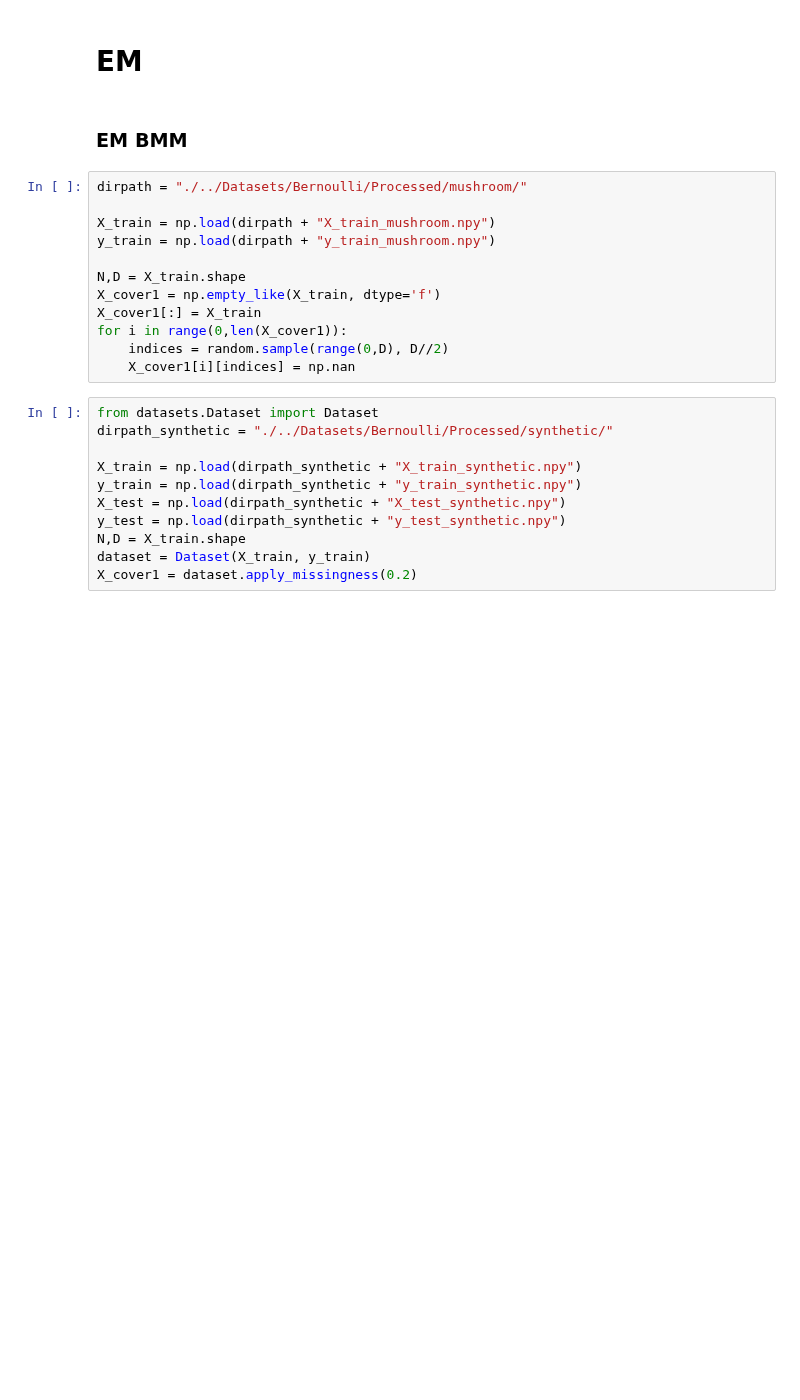
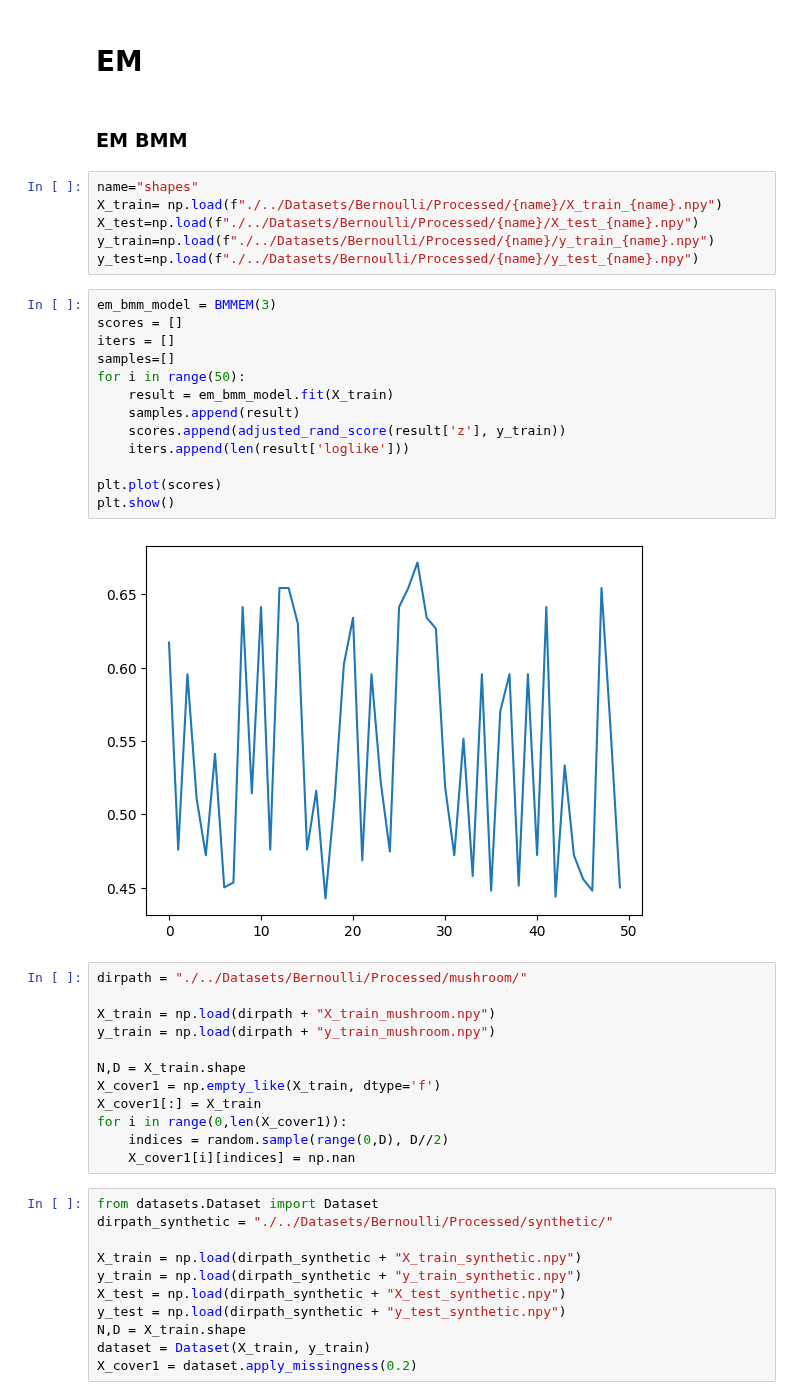
Before and after one commit to jimmyjz1127/bayesian-mixture-model-missing-data, a Jupyter notebook: test.ipynb, the cells around one changed output. Drawn from its saved outputs; the diff is of its cells as text; blank space fills up the shorter version.

```diff
--- a/test.ipynb
+++ b/test.ipynb
@@ -403,6 +512,27 @@ paint_mnist(X_filled)
 # EM
 # %% [markdown]
 ### EM BMM
+# %%
+name="shapes"
+X_train= np.load(f"./../Datasets/Bernoulli/Processed/{name}/X_train_{name}.npy")
+X_test=np.load(f"./../Datasets/Bernoulli/Processed/{name}/X_test_{name}.npy")
+y_train=np.load(f"./../Datasets/Bernoulli/Processed/{name}/y_train_{name}.npy")
+y_test=np.load(f"./../Datasets/Bernoulli/Processed/{name}/y_test_{name}.npy")
+# %%
+em_bmm_model = BMMEM(3)
+scores = []
+iters = []
+samples=[]
+for i in range(50):
+    result = em_bmm_model.fit(X_train)
+    samples.append(result)
+    scores.append(adjusted_rand_score(result['z'], y_train))
+    iters.append(len(result['loglike']))
+
+plt.plot(scores)
+plt.show()
+# %% [output]
+[figure, added]
 # %%
 dirpath = "./../Datasets/Bernoulli/Processed/mushroom/"
 
```
Also changed, not shown: parts of 26 cells of this notebook, 14 other files.
